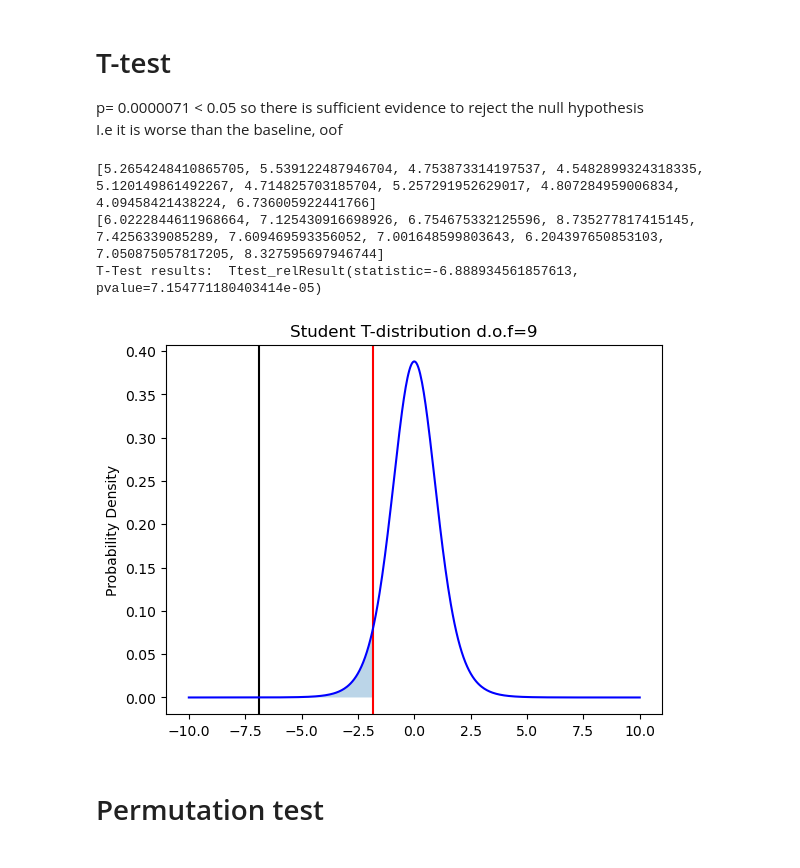
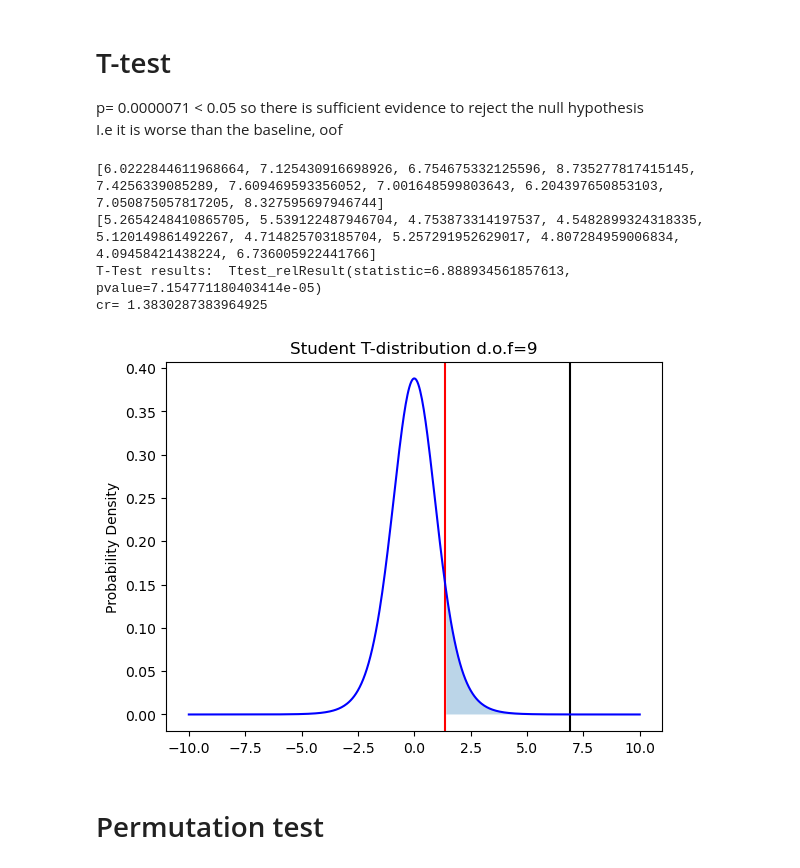
Before and after one commit to Samuel-Horner/Group-20-Software-Engineering-Project, a Jupyter notebook: backend/recommendation/tests.ipynb, the cells around one changed output. Saved outputs shown, nothing was run; the diff lists cells and outputs as text; code cells hidden in the pictures.

```diff
--- a/backend/recommendation/tests.ipynb
+++ b/backend/recommendation/tests.ipynb
@@ -288,12 +309,13 @@ scores= [35.25 35.   35.   36.25 37.25]
 # %%
 import pandas as pd
 
-metrics = ["Model", "CCE", "ACC", "PREC", "REC", "F1"]
+
+metrics = ["Model", "CCE", "MAE", "MSE", "ACC", "HAM"] ; actual_metrics = metrics[1:]
 n = len(metrics); n_models = len(models); zero =  [0 for _ in range(n_models)]
 table =  pd.DataFrame( dict([(m,zero) for m in metrics ]) )
 table["Model"] = [m[0] for m in models]
 
-for metric in ["CCE", "ACC", "PREC", "REC", "F1"]:
+for metric in actual_metrics:
     name, results = bar_charts(models, metric, X_test, y_test, plot_barchart=False)
     table[metric] = results
 table
@@ -381,45 +386,47 @@ def kfold_dataset_keepweights(model, X, y, is_baseline=False):
 
 baseline_scores = kfold_dataset(baseline, X_train, y_train, is_baseline=True)
 knn_scores = kfold_dataset(knn, X_train, y_train)
+print(knn_scores)
 print(baseline_scores)
-print(knn_scores)
 
 #------------------------------------------------------------------------#
 #                    T - Test - Time                                     #
 #------------------------------------------------------------------------#
 sl = 0.1 # significance level
 
 
 # print(np.var(baseline_scores), np.var(knn_scores))
-results = stats.ttest_rel(a= baseline_scores, b= knn_scores) # Rel because they are not really independent because of the training set.
+results = stats.ttest_rel(a= knn_scores, b= baseline_scores) # Rel because they are not really independent because of the training set.
 print("T-Test results: ", results)
 
 
-dof = len(baseline_scores) -1 # degrees of freedom
+dof = len(baseline_scores) -1 # degrees of freedom, apparantly dof is different for paird t-test
 # Plot the t test curve
 x = np.linspace(-10, 10, 500)
 
 
 y = t.pdf(x, dof) # probability density function of the t-distribution
-cr = t.ppf(sl/2, dof) # inverse to find the critical region
+cr = t.ppf(1 - sl, dof) # inverse to find the critical region
 plt.axvline(x= cr, color='red', label="crit-region")
+print("cr=", cr)
 
 plt.axvline(x= results.statistic, color='black', label="test_stat")
 
-plt.fill_between(x, y, y2=0, where=(x <= cr), alpha=0.3)
+plt.fill_between(x, y, y2=0, where=(x >= cr), alpha=0.3)
 
 plt.ylabel("Probability Density")
 plt.title(f"Student T-distribution d.o.f={dof}")
 plt.plot(x,y, color="blue")
 
 
 
 plt.show()
 # %% [output]
+[6.0222844611968664, 7.125430916698926, 6.754675332125596, 8.735277817415145, 7.4256339085289, 7.609469593356052, 7.001648599803643, 6.204397650853103, 7.050875057817205, 8.327595697946744]
 [5.2654248410865705, 5.539122487946704, 4.753873314197537, 4.5482899324318335, 5.120149861492267, 4.714825703185704, 5.257291952629017, 4.807284959006834, 4.09458421438224, 6.736005922441766]
-[6.0222844611968664, 7.125430916698926, 6.754675332125596, 8.735277817415145, 7.4256339085289, 7.609469593356052, 7.001648599803643, 6.204397650853103, 7.050875057817205, 8.327595697946744]
-T-Test results:  Ttest_relResult(statistic=-6.888934561857613, pvalue=7.154771180403414e-05)
+T-Test results:  Ttest_relResult(statistic=6.888934561857613, pvalue=7.154771180403414e-05)
+cr= 1.3830287383964925
-[figure, old version]
+[figure, new version]
 # %% [markdown]
 # Permutation test
 # %%
```
Also changed, not shown: parts of 6 cells of this notebook.
